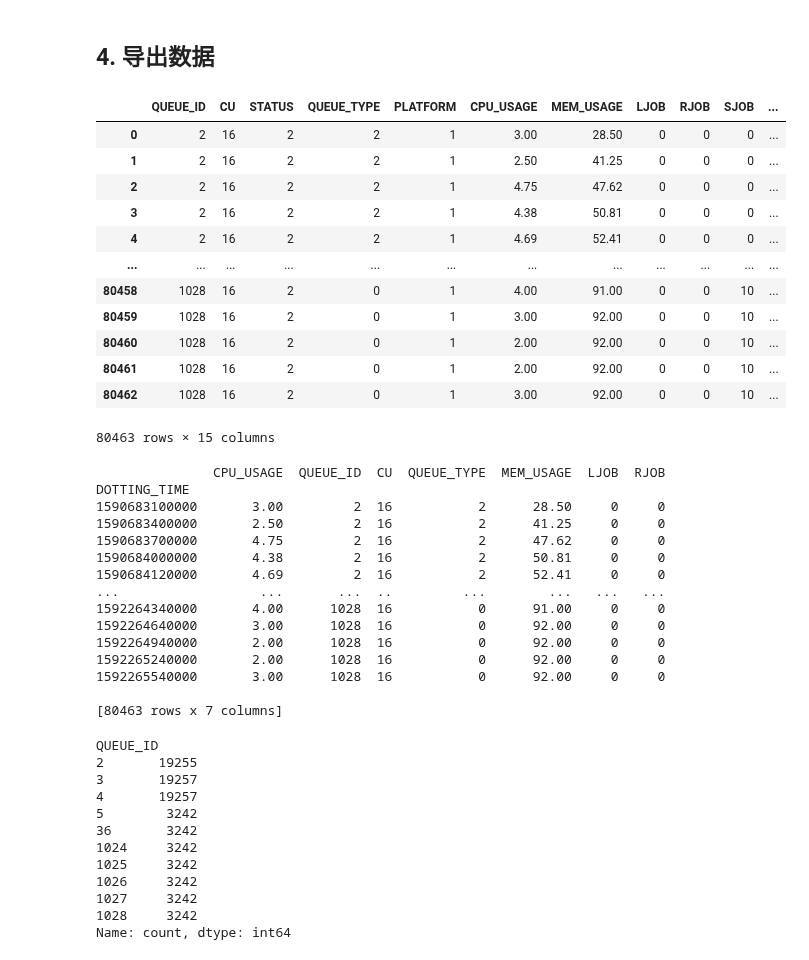
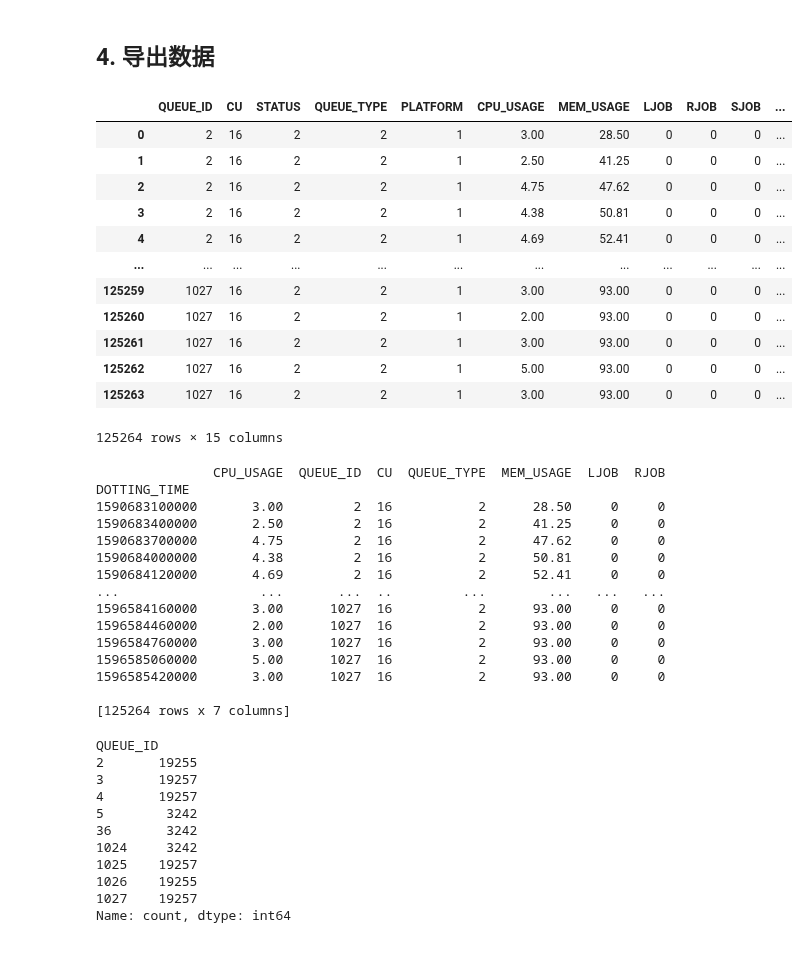
Before and after one commit to conghuhu/container_ts_prediction, a Jupyter notebook: data_preprocess.ipynb, the cells around one changed output. Drawn from its saved outputs; the diff is of its cells as text; code cells hidden in the pictures.

```diff
--- a/data_preprocess.ipynb
+++ b/data_preprocess.ipynb
@@ -91,17 +91,14 @@ queue_5_df['QUEUE_ID'] = 5
 queue_1024_df = train_df[train_df.QUEUE_ID == 36]
 queue_1024_df['QUEUE_ID'] = 1024
 
-queue_1025_df = train_df[train_df.QUEUE_ID == 36]
+queue_1025_df = train_df[train_df.QUEUE_ID == 4]
 queue_1025_df['QUEUE_ID'] = 1025
 
-queue_1026_df = train_df[train_df.QUEUE_ID == 36]
+queue_1026_df = train_df[train_df.QUEUE_ID == 2]
 queue_1026_df['QUEUE_ID'] = 1026
 
-queue_1027_df = train_df[train_df.QUEUE_ID == 36]
+queue_1027_df = train_df[train_df.QUEUE_ID == 3]
 queue_1027_df['QUEUE_ID'] = 1027
-
-queue_1028_df = train_df[train_df.QUEUE_ID == 36]
-queue_1028_df['QUEUE_ID'] = 1028
 # %% [output]
 Preprocessing...
 STATUS: ['assigned' 'assigning' 'available' 'suspended']
@@ -131,7 +128,7 @@ from pykalman import KalmanFilter
 import numpy as np
 import matplotlib.pyplot as plt
 
-train_df = train_df[train_df['QUEUE_ID'].isin([2, 3, 4, 36, 1024, 1025, 1026, 1027, 1028])]
+train_df = train_df[train_df['QUEUE_ID'].isin([2, 3, 4, 36, 1025, 1026, 1027])]
 
 # 初始化卡尔曼滤波器参数
 initial_state_mean = 3
@@ -268,42 +265,42 @@ plt.show()
 # %% [markdown]
 ## 4. 导出数据
 # %%
-train_df = pd.concat([train_df, queue_5_df, queue_1024_df, queue_1025_df, queue_1026_df, queue_1027_df, queue_1028_df],
+train_df = pd.concat([train_df, queue_5_df, queue_1024_df, queue_1025_df, queue_1026_df, queue_1027_df],
                      axis=0, ignore_index=True)
 
 display(train_df)
 
 train_df.set_index('DOTTING_TIME', inplace=True)
 
 train_df.drop(['STATUS', 'PLATFORM', 'RESOURCE_TYPE', 'DISK_USAGE', 'SJOB', 'CJOB', 'FJOB'], axis=1,
               inplace=True)
 # 调整顺序
 new_order = ['CPU_USAGE', 'QUEUE_ID', 'CU', 'QUEUE_TYPE', 'MEM_USAGE', 'LJOB', 'RJOB']
 train_df = train_df[new_order]
 
 # 删除不必要的队列（由EDA分析后，完全没规律，无法学习）
-queue_ids_to_remove = queues = [2, 3, 4, 5, 36, 1024, 1025, 1026, 1027, 1028]
+queue_ids_to_remove = queues = [2, 3, 4, 5, 36, 1024, 1025, 1026, 1027]
 train_df = train_df[train_df['QUEUE_ID'].isin(queue_ids_to_remove)]
 
 # 七个特征
 print(train_df)
 # 输出处理好的数据集
 train_df.to_csv('./datasets/serverless/data.csv', encoding="utf-8", index=True,
                 index_label="timestamp")
 # %% [output]
 |  | QUEUE_ID | CU | STATUS | QUEUE_TYPE | PLATFORM | CPU_USAGE | MEM_USAGE | LJOB | RJOB | SJOB | ... |
 | 0 | 2 | 16 | 2 | 2 | 1 | 3.00 | 28.50 | 0 | 0 | 0 | ... |
 | 1 | 2 | 16 | 2 | 2 | 1 | 2.50 | 41.25 | 0 | 0 | 0 | ... |
 | 2 | 2 | 16 | 2 | 2 | 1 | 4.75 | 47.62 | 0 | 0 | 0 | ... |
 | 3 | 2 | 16 | 2 | 2 | 1 | 4.38 | 50.81 | 0 | 0 | 0 | ... |
 | 4 | 2 | 16 | 2 | 2 | 1 | 4.69 | 52.41 | 0 | 0 | 0 | ... |
 | ... | ... | ... | ... | ... | ... | ... | ... | ... | ... | ... | ... |
-| 80458 | 1028 | 16 | 2 | 0 | 1 | 4.00 | 91.00 | 0 | 0 | 10 | ... |
-| 80459 | 1028 | 16 | 2 | 0 | 1 | 3.00 | 92.00 | 0 | 0 | 10 | ... |
-| 80460 | 1028 | 16 | 2 | 0 | 1 | 2.00 | 92.00 | 0 | 0 | 10 | ... |
-| 80461 | 1028 | 16 | 2 | 0 | 1 | 2.00 | 92.00 | 0 | 0 | 10 | ... |
-| 80462 | 1028 | 16 | 2 | 0 | 1 | 3.00 | 92.00 | 0 | 0 | 10 | ... |
+| 125259 | 1027 | 16 | 2 | 2 | 1 | 3.00 | 93.00 | 0 | 0 | 0 | ... |
+| 125260 | 1027 | 16 | 2 | 2 | 1 | 2.00 | 93.00 | 0 | 0 | 0 | ... |
+| 125261 | 1027 | 16 | 2 | 2 | 1 | 3.00 | 93.00 | 0 | 0 | 0 | ... |
+| 125262 | 1027 | 16 | 2 | 2 | 1 | 5.00 | 93.00 | 0 | 0 | 0 | ... |
+| 125263 | 1027 | 16 | 2 | 2 | 1 | 3.00 | 93.00 | 0 | 0 | 0 | ... |
-80463 rows × 15 columns
+125264 rows × 15 columns
                CPU_USAGE  QUEUE_ID  CU  QUEUE_TYPE  MEM_USAGE  LJOB  RJOB
 DOTTING_TIME
 1590683100000       3.00         2  16           2      28.50     0     0
@@ -312,13 +309,13 @@ DOTTING_TIME
 1590684000000       4.38         2  16           2      50.81     0     0
 1590684120000       4.69         2  16           2      52.41     0     0
 ...                  ...       ...  ..         ...        ...   ...   ...
-1592264340000       4.00      1028  16           0      91.00     0     0
-1592264640000       3.00      1028  16           0      92.00     0     0
-1592264940000       2.00      1028  16           0      92.00     0     0
-1592265240000       2.00      1028  16           0      92.00     0     0
-1592265540000       3.00      1028  16           0      92.00     0     0
+1596584160000       3.00      1027  16           2      93.00     0     0
+1596584460000       2.00      1027  16           2      93.00     0     0
+1596584760000       3.00      1027  16           2      93.00     0     0
+1596585060000       5.00      1027  16           2      93.00     0     0
+1596585420000       3.00      1027  16           2      93.00     0     0
 
-[80463 rows x 7 columns]
+[125264 rows x 7 columns]
 # %%
 # 查看每个queue_id对应有多少数据
 q_ids = train_df['QUEUE_ID'].value_counts().sort_index()
@@ -332,10 +329,9 @@ QUEUE_ID
 5        3242
 36       3242
 1024     3242
-1025     3242
-1026     3242
-1027     3242
-1028     3242
+1025    19257
+1026    19255
+1027    19257
 Name: count, dtype: int64
 # %%
 # Load the provided file
```
Also changed, not shown: parts of 2 cells of this notebook, 24 other files.
